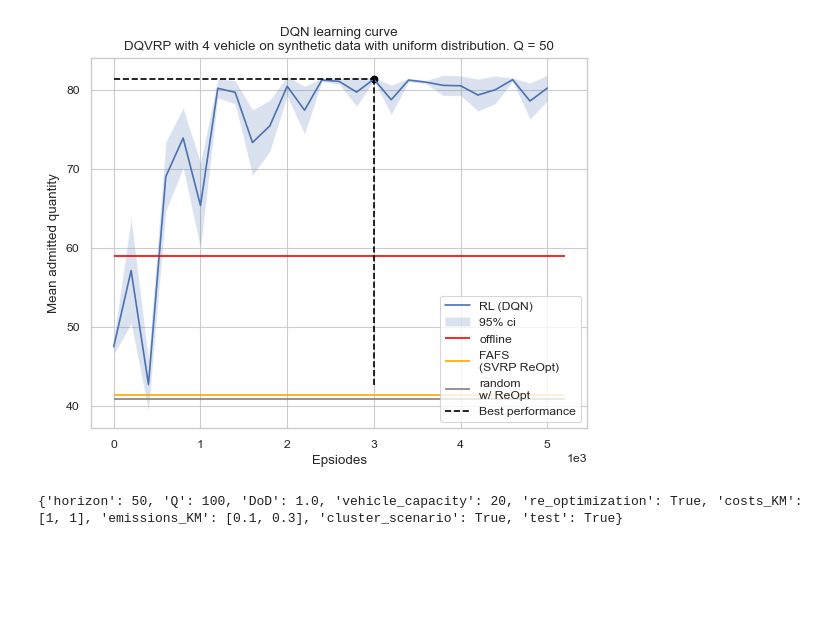
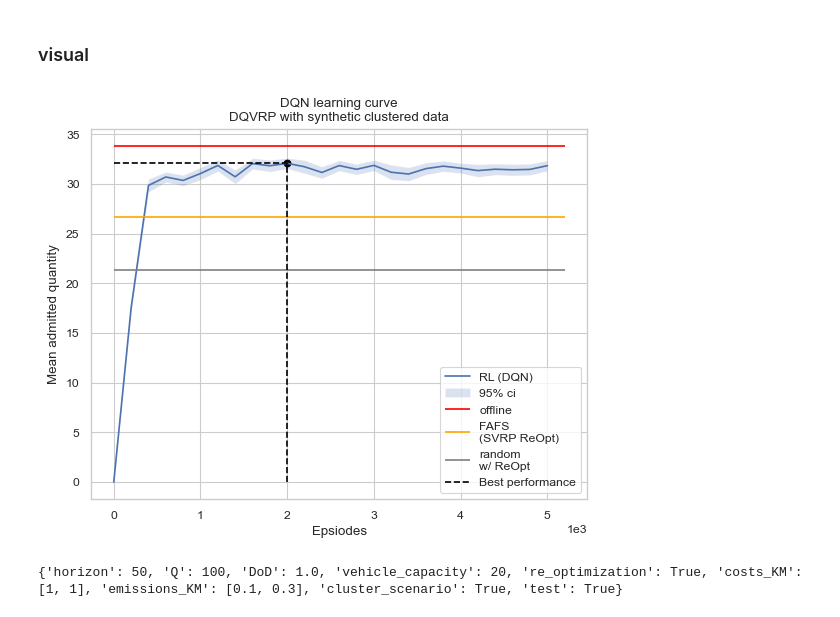
Before and after one commit to Farid-Najar/DynamicQVRP, a Jupyter notebook: test_RLagent.ipynb, the cells around one changed output. Drawn from its saved outputs; the diff is of its cells as text; code cells hidden in the pictures; blank space fills up the shorter version.

```diff
--- a/test_RLagent.ipynb
+++ b/test_RLagent.ipynb
@@ -82,3 +100,5 @@ test_rs = agent.train(5000)
+# %% [markdown]
+### visual
 # %%
 import seaborn as sns
 import matplotlib.pyplot as plt
@@ -86,43 +106,44 @@ import matplotlib.pyplot as plt
 sns.color_palette("deep")
 sns.set_theme('paper', 'whitegrid')
 
-
-test_rs = np.load('results/rewards_DQN_different_qs_VRP4Q50_VA.npy')
+test_rs = np.load('results/rewards_DQN_clusters_VRP2Q100_VA.npy')
+# test_rs = np.load('results/rewards_DQN_different_qs_VRP4Q50_VA.npy')
 eval_every = 200
 y_test = np.mean(test_rs, 1)
 arg_max = np.argmax(y_test)
 std_test = np.std(test_rs, 1)/np.sqrt(len(test_rs[0]))
 plt.plot(eval_every*np.arange(len(y_test)), y_test, label="RL (DQN)")
 plt.fill_between(
     eval_every*np.arange(len(y_test)),
     y_test - 2*std_test,
     y_test + 2*std_test,
     alpha=0.2,
     label = "95% ci")
 
 # plt.hlines(res_SL["rs"].mean(), 0, eval_every*len(y), 'black', label="SL", linestyles='--')
 plt.hlines(res_offline["rs"].mean(), 0, eval_every*len(y_test), 'red', label="offline", linestyles='solid')
 # plt.hlines(res_MSA["rs"].mean(), 0, eval_every*len(y_test), 'green', label="MSA", linestyles='solid')
 plt.hlines(res_greedy["rs"].mean(), 0, eval_every*len(y_test), 'orange', label="FAFS\n(SVRP ReOpt)", linestyles='solid')
 plt.hlines(res_random["rs"].mean(), 0, eval_every*len(y_test), 'gray', label="random\nw/ ReOpt", linestyles='solid')
 
 plt.hlines(y_test[arg_max], 0, eval_every*arg_max, 'black', label="Best performance", linestyles='dashed')
 plt.vlines(eval_every*arg_max, np.amin(y_test), y_test[arg_max], 'black', linestyles='dashed')
 plt.scatter(eval_every*arg_max, y_test[arg_max], c  = 'black')#, label="Best performance", linestyles='dashed')
 # plt.hlines(res_greedy_wo["rs"].mean(), 0, eval_every*len(y_test), 'orange', label="greedy", linestyles='--')
 # plt.hlines(y_test[0], 0, eval_every*len(y_test), 'gray', label="random⁄⁄⁄", linestyles='--')
 
 
 plt.gca().ticklabel_format(axis='x', style='sci', scilimits=(0, 0))
 plt.xlabel('Epsiodes')
 plt.ylabel('Mean admitted quantity')
 plt.title(
- f'DQN learning curve\nDQVRP with {len(env_configs['emissions_KM'])} vehicle on synthetic data with uniform distribution. Q = {env_configs["Q"]}'
+#  f'DQN learning curve\nDQVRP with heterogeneous demand quantities'
+ f'DQN learning curve\nDQVRP with synthetic clustered data'
 )
 plt.legend()
 plt.show()
 # %% [output]
-[figure, old version]
+[figure, new version]
 # %%
 # file = "res_VRP4_DoD100_Q50"
 # file = "res_VRP4_DoD100_Q50_uniform"
```
Also changed, not shown: parts of 5 cells of this notebook, 12 other files.
